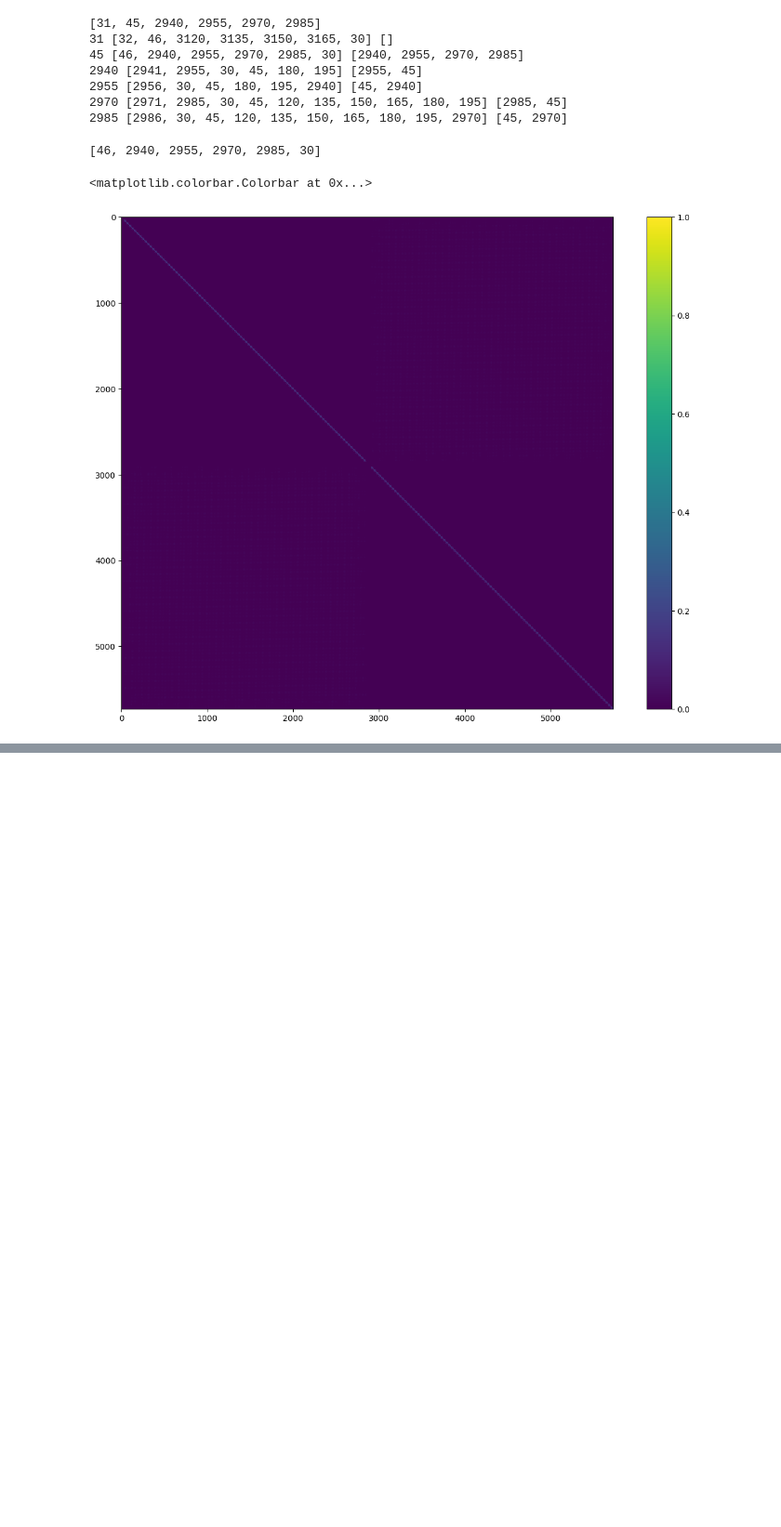
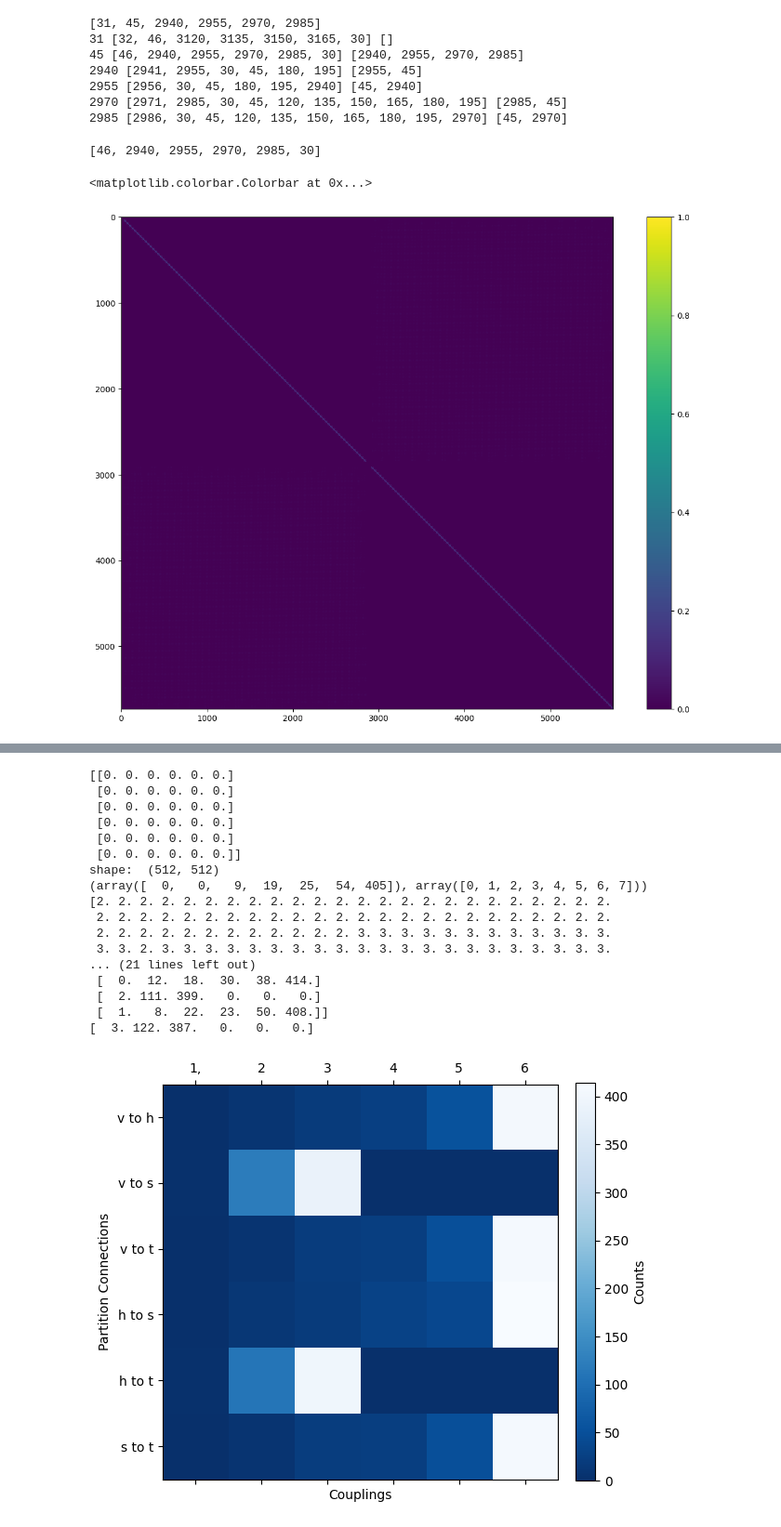
Before and after one commit to QaloSim/CaloQVAE, a Jupyter notebook: DWave.ipynb, the cells around one changed output, grey strips where cells are left out. Shown at 93% size. Cells and saved outputs as stored; diff of their text form; code cells hidden in the pictures; blank space fills up the shorter version.

```diff
--- a/DWave.ipynb
+++ b/DWave.ipynb
@@ -542,2 +514,60 @@ plt.show()
+# %%
+import numpy as np
+dependencies = ["v to h", "v to s", "v to t", "h to s", "h to t", "s to t"]
+couplings = ['1,', '2', '3', '4', '5', '6']
+
+counts = np.zeros([6,6])
+print(counts)
+print("shape: ", pp._weight_mask_dict['01'].numpy().shape)
+print((np.histogram(pp._weight_mask_dict['01'].sum(dim=1).numpy(), bins=n_bins)))
+counts[0,:] = (((np.histogram(pp._weight_mask_dict['01'].sum(dim=1).numpy(), bins=n_bins))[0])[1:7])
+counts[1,:] = (((np.histogram(pp._weight_mask_dict['02'].sum(dim=1).numpy(), bins=n_bins))[0])[1:7])
+counts[2,:] = (((np.histogram(pp._weight_mask_dict['03'].sum(dim=1).numpy(), bins=n_bins))[0])[1:7])
+counts[3,:] = (((np.histogram(pp._weight_mask_dict['12'].sum(dim=1).numpy(), bins=n_bins))[0])[1:7])
+counts[4,:] = (((np.histogram(pp._weight_mask_dict['13'].sum(dim=1).numpy(), bins=n_bins))[0])[1:7])
+counts[5,:] = (((np.histogram(pp._weight_mask_dict['23'].sum(dim=1).numpy(), bins=n_bins))[0])[1:7])
+
+print(pp._weight_mask_dict['02'].sum(dim=0).numpy())
+print(counts)
+print(counts[1,:])
+
+# Plotting
+fig, ax = plt.subplots(figsize=(6, 6))
+cax = ax.matshow(counts, interpolation='nearest', cmap='Blues_r')
+
+# Set axis ticks and labels
+ax.set_aspect('equal')
+ax.set_yticks(range(len(dependencies)))
+ax.set_yticklabels(dependencies)
+ax.set_ylabel("Partition Connections")
+
+ax.set_xticks(range(len(couplings)))
+ax.set_xticklabels(couplings)
+ax.set_xlabel("Couplings")
+
+# Add colorbar with the same height as the graph
+cbar = fig.colorbar(cax, ax=ax, fraction=0.046, pad=0.04)
+cbar.set_label('Counts')
+
+plt.show()
+# %% [output]
+[[0. 0. 0. 0. 0. 0.]
+ [0. 0. 0. 0. 0. 0.]
+ [0. 0. 0. 0. 0. 0.]
+ [0. 0. 0. 0. 0. 0.]
+ [0. 0. 0. 0. 0. 0.]
+ [0. 0. 0. 0. 0. 0.]]
+shape:  (512, 512)
+(array([  0,   0,   9,  19,  25,  54, 405]), array([0, 1, 2, 3, 4, 5, 6, 7]))
+[2. 2. 2. 2. 2. 2. 2. 2. 2. 2. 2. 2. 2. 2. 2. 2. 2. 2. 2. 2. 2. 2. 2. 2.
+ 2. 2. 2. 2. 2. 2. 2. 2. 2. 2. 2. 2. 2. 2. 2. 2. 2. 2. 2. 2. 2. 2. 2. 2.
+ 2. 2. 2. 2. 2. 2. 2. 2. 2. 2. 2. 2. 3. 3. 3. 3. 3. 3. 3. 3. 3. 3. 3. 3.
+ 3. 3. 2. 3. 3. 3. 3. 3. 3. 3. 3. 3. 3. 3. 3. 3. 3. 3. 3. 3. 3. 3. 3. 3.
+... (21 lines left out)
+ [  0.  12.  18.  30.  38. 414.]
+ [  2. 111. 399.   0.   0.   0.]
+ [  1.   8.  22.  23.  50. 408.]]
+[  3. 122. 387.   0.   0.   0.]
+[figure, added]
 # %%
 idx_dict, device = pp.gen_qubit_idx_dict()
```
Also changed, not shown: parts of 43 cells of this notebook, 10 other files.
